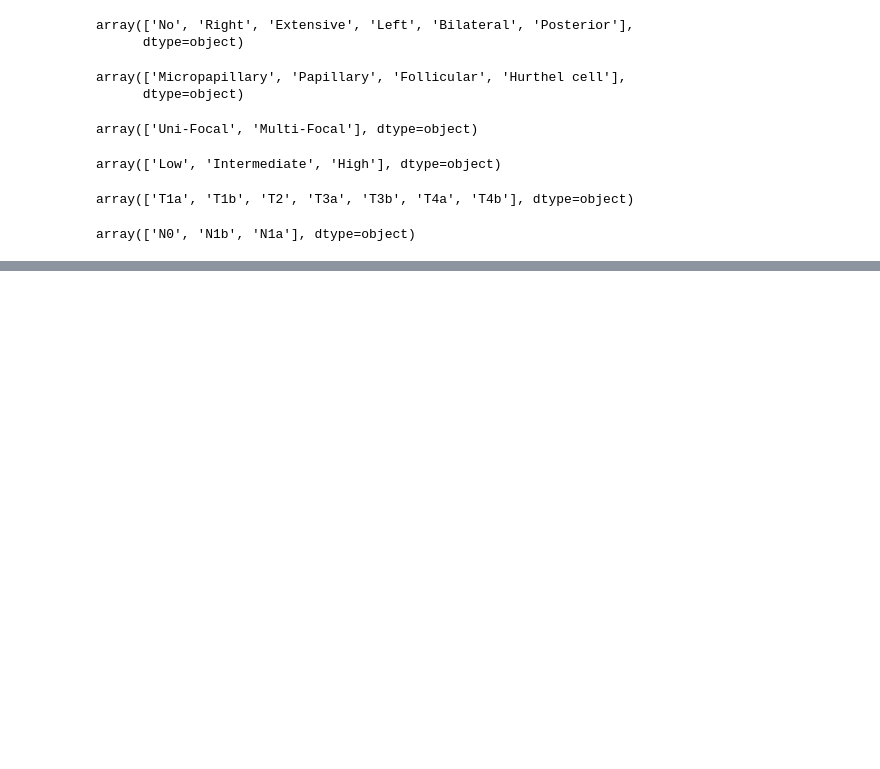
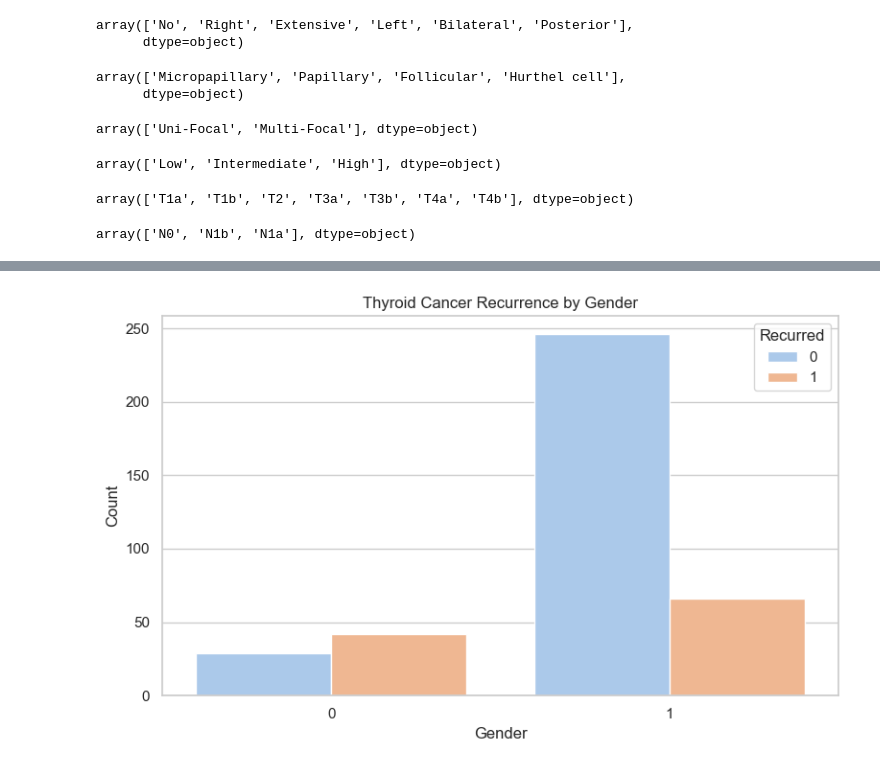
Before and after one commit to SyllaNzali/ML, a Jupyter notebook: explore.ipynb, the cells around one changed output, grey strips where cells are left out. Drawn from its saved outputs; the diff is of its cells as text; code cells hidden in the pictures; blank space fills up the shorter version.

```diff
--- a/explore.ipynb
+++ b/explore.ipynb
@@ -146,0 +248,12 @@ array(['N0', 'N1b', 'N1a'], dtype=object)
+# %%
+# Plot bar chart
+plt.figure(figsize=(8, 5))
+sns.countplot(data=df, x="Gender", hue="Recurred", palette="pastel")
+plt.title("Thyroid Cancer Recurrence by Gender")
+plt.xlabel("Gender")
+plt.ylabel("Count")
+plt.legend(title="Recurred")
+plt.tight_layout()
+plt.show()
+# %% [output]
+[figure, added]
```
Also changed, not shown: parts of 19 cells of this notebook.
